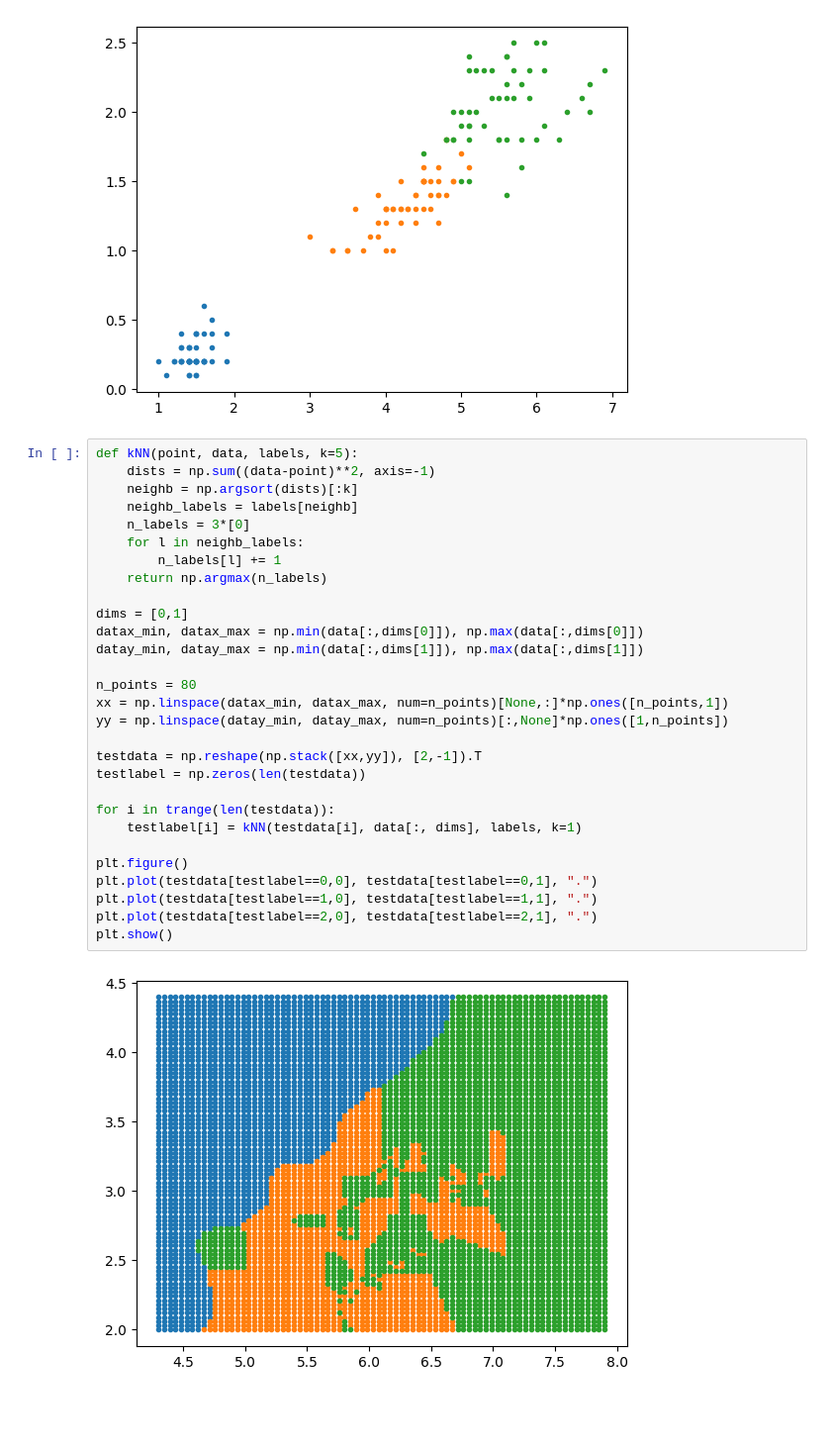
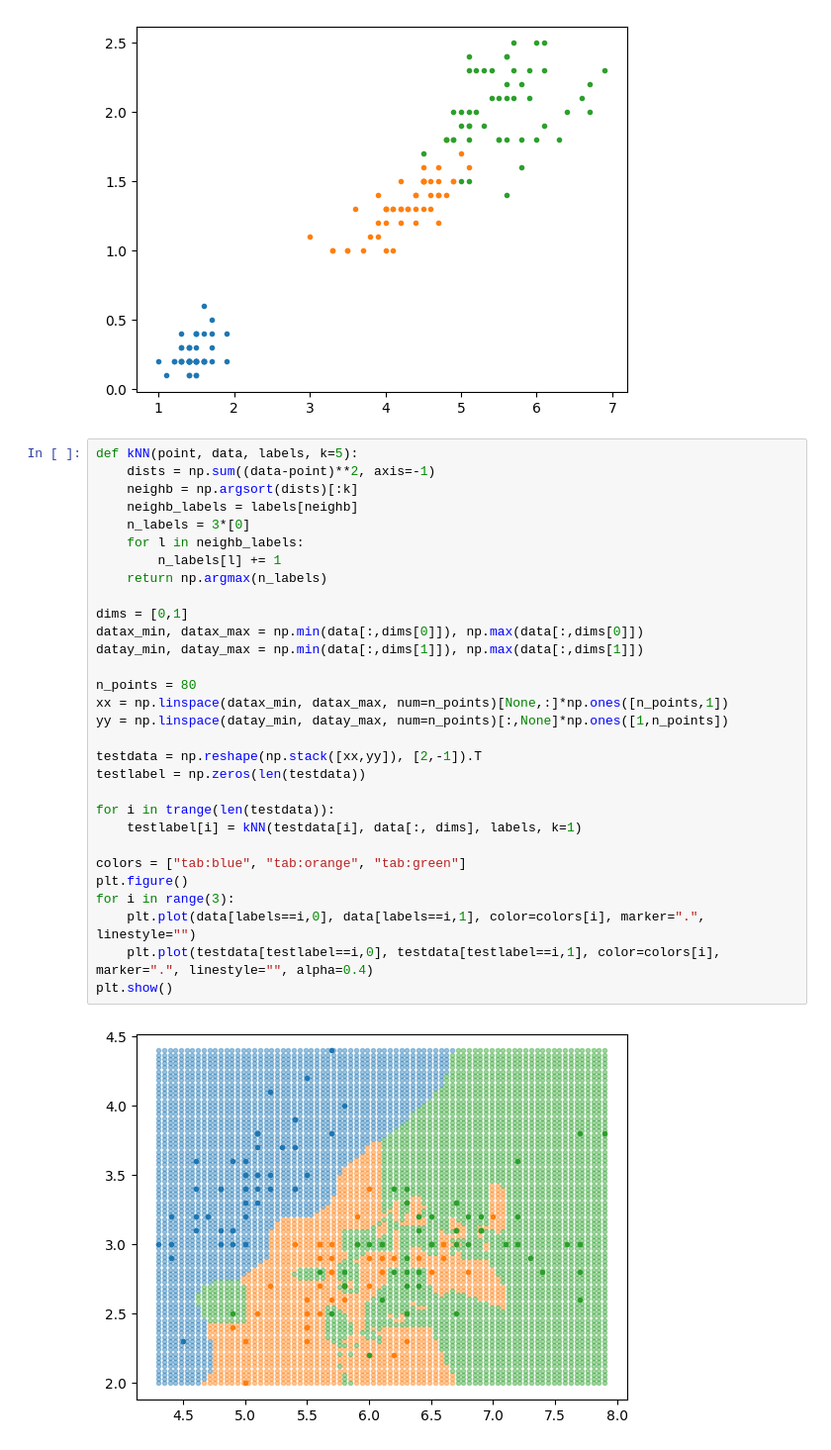
Before and after one commit to ollihansen90/MatheSH-StatLern, a Jupyter notebook: Iris_kNN.ipynb, the cells around one changed output. Shown at 99% size. Saved outputs shown, nothing was run; the diff lists cells and outputs as text; blank space fills up the shorter version.

```diff
--- a/Iris_kNN.ipynb
+++ b/Iris_kNN.ipynb
@@ -28,31 +28,32 @@ plt.show()
 # %%
 def kNN(point, data, labels, k=5):
     dists = np.sum((data-point)**2, axis=-1)
     neighb = np.argsort(dists)[:k]
     neighb_labels = labels[neighb]
     n_labels = 3*[0]
     for l in neighb_labels:
         n_labels[l] += 1
     return np.argmax(n_labels)
 
 dims = [0,1]
 datax_min, datax_max = np.min(data[:,dims[0]]), np.max(data[:,dims[0]])
 datay_min, datay_max = np.min(data[:,dims[1]]), np.max(data[:,dims[1]])
 
 n_points = 80
 xx = np.linspace(datax_min, datax_max, num=n_points)[None,:]*np.ones([n_points,1])
 yy = np.linspace(datay_min, datay_max, num=n_points)[:,None]*np.ones([1,n_points])
 
 testdata = np.reshape(np.stack([xx,yy]), [2,-1]).T
 testlabel = np.zeros(len(testdata))
 
 for i in trange(len(testdata)):
     testlabel[i] = kNN(testdata[i], data[:, dims], labels, k=1)
 
+colors = ["tab:blue", "tab:orange", "tab:green"]
 plt.figure()
-plt.plot(testdata[testlabel==0,0], testdata[testlabel==0,1], ".")
-plt.plot(testdata[testlabel==1,0], testdata[testlabel==1,1], ".")
-plt.plot(testdata[testlabel==2,0], testdata[testlabel==2,1], ".")
+for i in range(3):
+    plt.plot(data[labels==i,0], data[labels==i,1], color=colors[i], marker=".", linestyle="")
+    plt.plot(testdata[testlabel==i,0], testdata[testlabel==i,1], color=colors[i], marker=".", linestyle="", alpha=0.4)
 plt.show()
 # %% [output]
-[figure, old version]
+[figure, new version]
```
